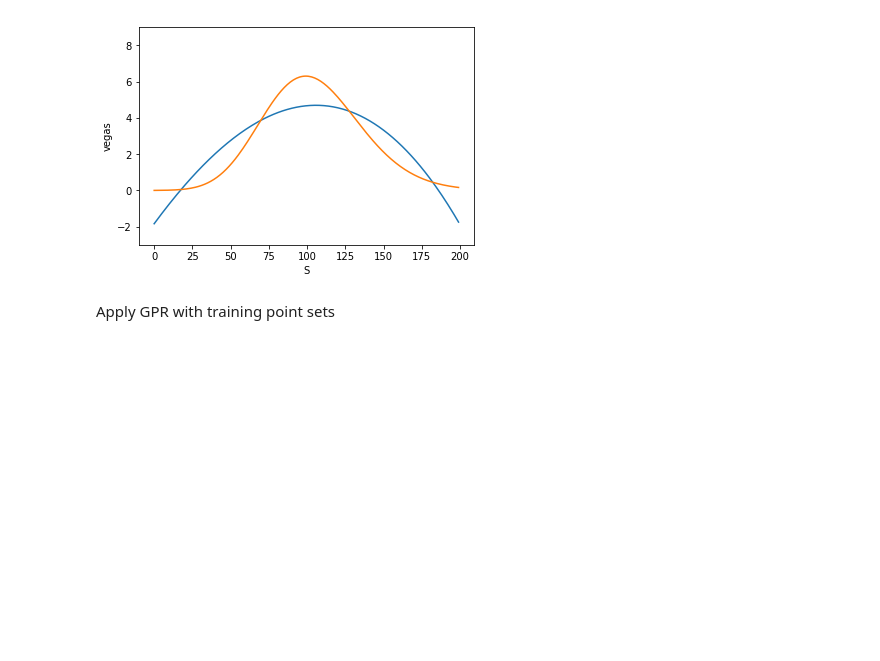
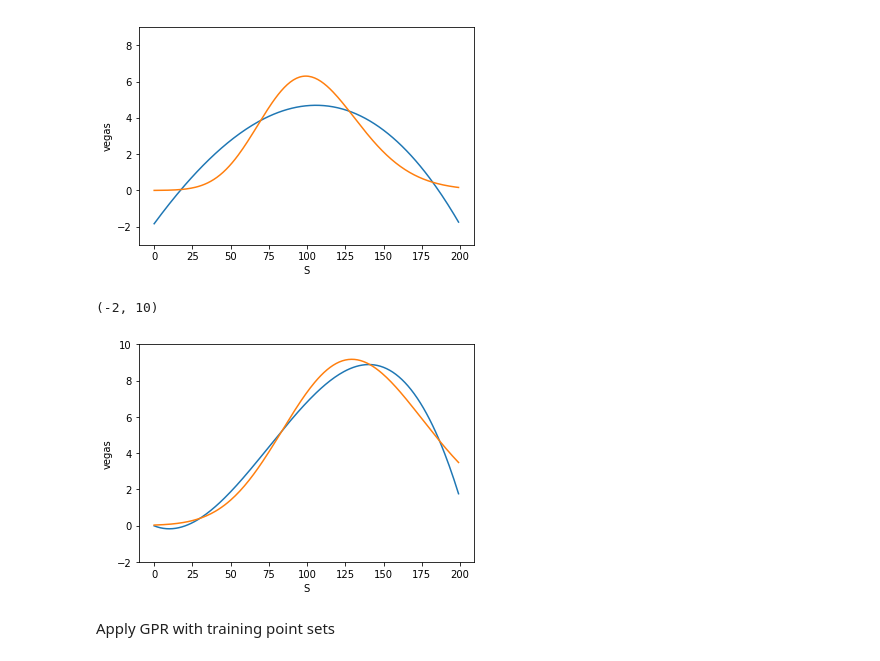
Before and after one commit to xiwenjin/Bayesian-modeling, a Jupyter notebook: fit GPs.ipynb, the cells around one changed output. Cells and saved outputs as stored; diff of their text form; code cells hidden in the pictures; blank space fills up the shorter version.

```diff
--- a/fit GPs.ipynb
+++ b/fit GPs.ipynb
@@ -224,6 +224,34 @@ plt.ylim(-3,9)
 # %% [output]
 (-3, 9)
 [figure]
+# %%
+# tweak parameters
+S= 100
+K = 103
+T = 0.02
+r = r0
+sigma = 0.5
+lmbda = 0.15
+meanV = 0.2
+v0 = 0.1
+rho =-0.7
+V= HestonCOS(S,K,T,r,sigma,lmbda,meanV,v0,rho, 'C', N=nInt)
+
+vegas = []
+S_arr = np.arange(90,110,0.1)
+for S in S_arr:
+  vegas.append(HestonVega(S,K,T,r,sigma,lmbda,meanV,v0,rho, 'C', N=nInt));
+
+p3_tweak = np.polyval(np.polyfit(S_arr, np.array(vegas), 3), S_arr)
+
+plt.plot(p3_tweak)
+plt.plot(vegas)
+plt.xlabel('S')
+plt.ylabel('vegas')
+plt.ylim(-2,10)
+# %% [output]
+(-2, 10)
+[figure, added]
 # %% [markdown]
 Apply GPR with training point sets
 # %%
```
Also changed, not shown: parts of 21 cells of this notebook.
